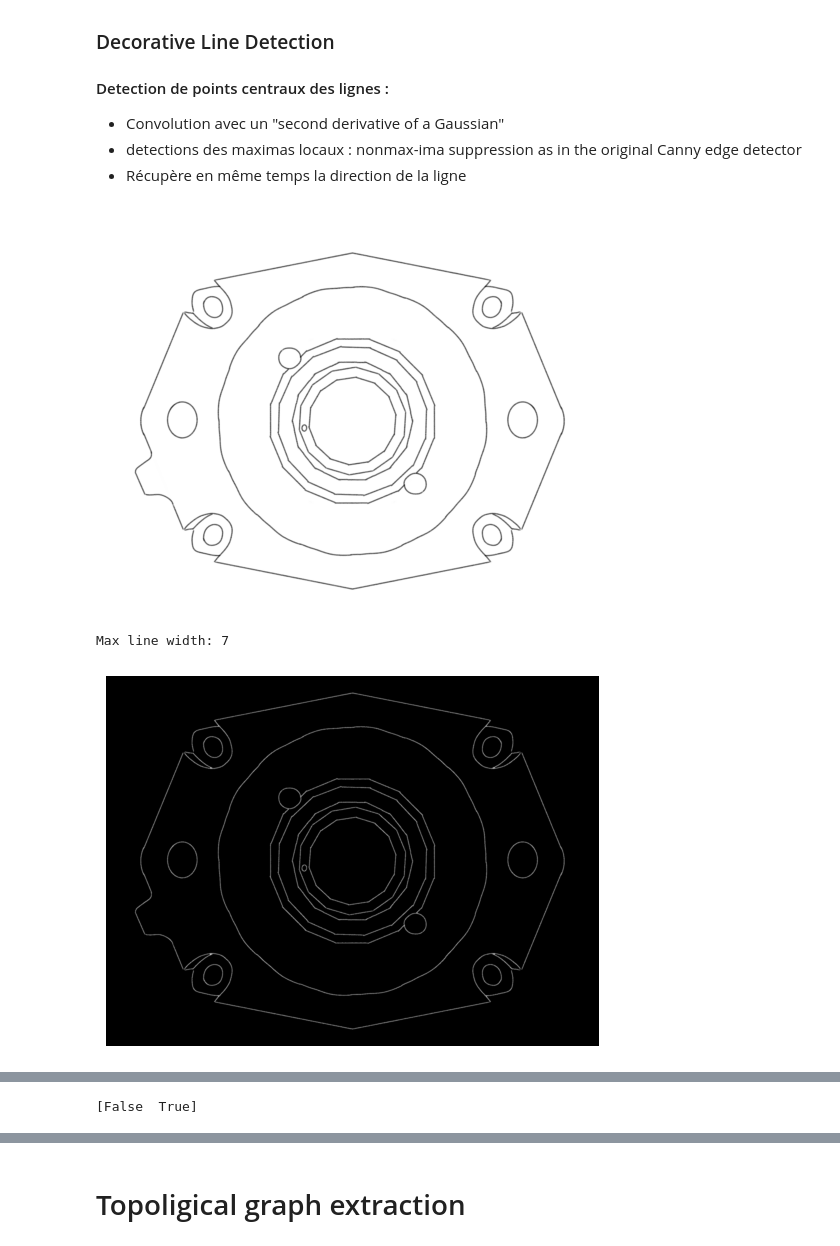
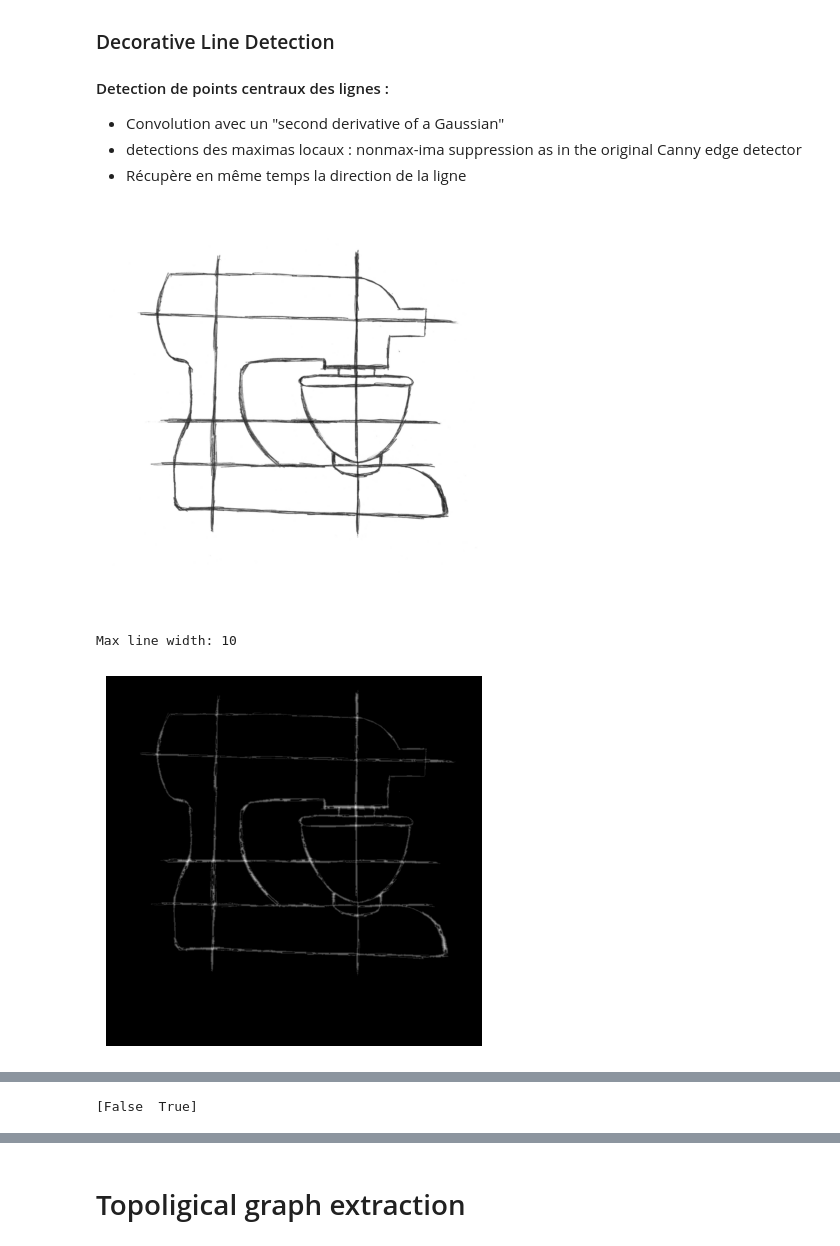
Before and after one commit to rambip/sketch-vectorization, a Jupyter notebook: notebooks/work_lucas.ipynb, the cells around one changed output, grey strips where cells are left out. Saved outputs shown, nothing was run; the diff lists cells and outputs as text; code cells hidden in the pictures.

```diff
--- a/notebooks/work_lucas.ipynb
+++ b/notebooks/work_lucas.ipynb
@@ -22,7 +22,7 @@ from skimage.morphology import skeletonize, dilation, erosion, remove_small_hole
 from skimage.morphology import disk
 from skimage.filters import threshold_otsu
 
-test_image = io.imread(ROOT_DIR /"data/img_test.png")
+test_image = io.imread(ROOT_DIR /"data/original_paper/figure_2/input.png")
 test_image = test_image[:, :, 0]
 
 plt.imshow(test_image, cmap="gray")
@@ -36,33 +36,33 @@ thicknesses = np.zeros_like(test_image_binary, dtype=int)
 
 c = 1
 max_line_width_detection = test_image_binary.copy()
 while np.sum(max_line_width_detection) > 0:
     # iterate the erosion
     tmp = erosion(max_line_width_detection, disk(1))
     # find the difference
     diff = max_line_width_detection ^ tmp > 0
     thicknesses[diff] = c
     max_line_width_detection = tmp
     c += 1
 
 print(f"Max line width: {c}")
 
 plt.imshow(thicknesses, cmap="gray")
 plt.axis("off")
 plt.show()
 
 test_image_binary = dilation(test_image_binary, disk(c//2))
 
 plt.imshow(test_image_binary, cmap="gray")
 plt.axis("off")
 plt.show()
 
 skeleton = skeletonize(test_image_binary, method="zhang")
 print(np.unique(skeleton))
 plt.imshow(skeleton, cmap="gray")
 plt.axis("off")
 plt.show()
 # %% [output]
-[figure, old version]
+[figure, new version]
-Max line width: 7
+Max line width: 10
-[figure, old version]
+[figure, new version]
```
Also changed, not shown: parts of 9 cells of this notebook.
